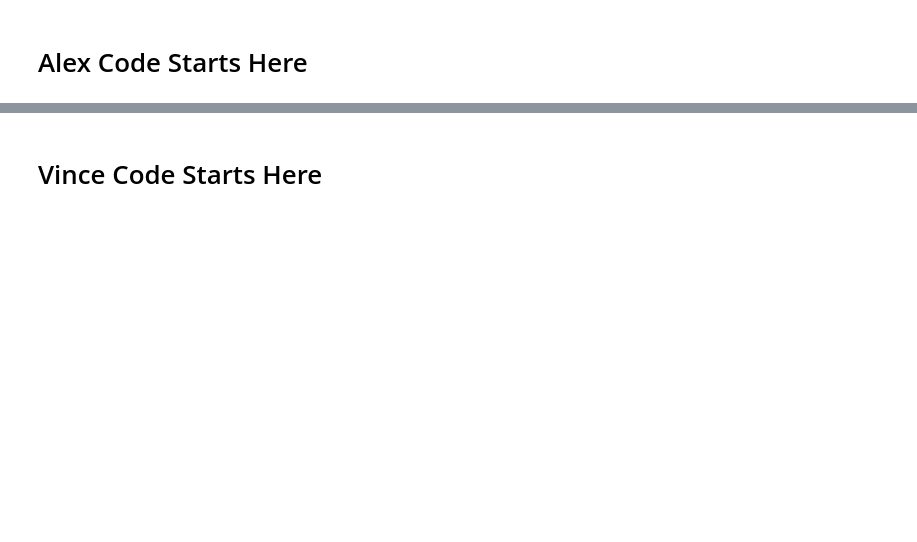
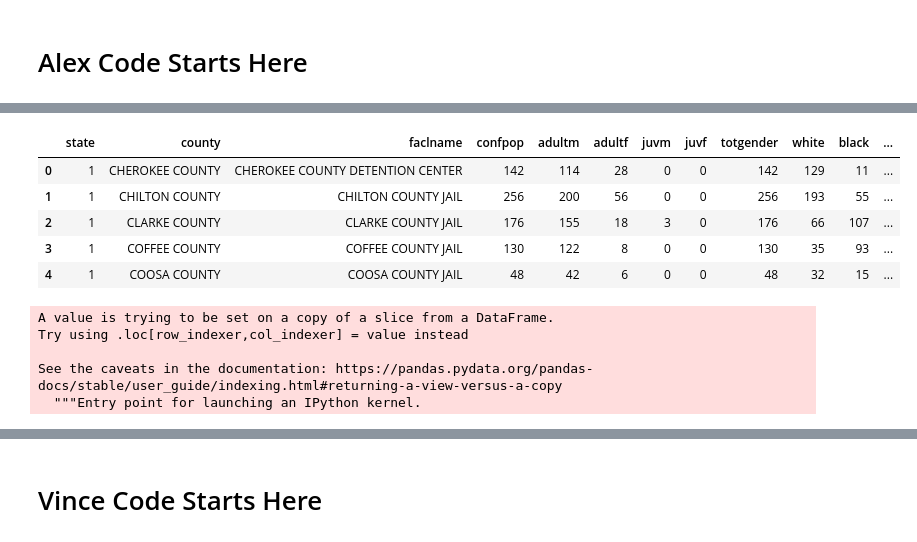
Before and after one commit to Wynndom111/Group-4-Project-2, a Jupyter notebook: Data Cleaning.ipynb, the cells around one changed output, grey strips where cells are left out. Cells and saved outputs as stored; diff of their text form; code cells hidden in the pictures; blank space fills up the shorter version.

Commit message:
data cleaning

```diff
--- a/Data Cleaning.ipynb
+++ b/Data Cleaning.ipynb
@@ -26,2 +50,4 @@ data8.head()
 # %% [markdown]
 # Alex Code Starts Here
+# %%
+data12_csv = "data/2012.csv"
@@ -27,0 +58,2 @@ data8.head()
+# %%
+data12 = pd.read_csv(data12_csv, encoding="utf-8", low_memory=False)
@@ -27,0 +73,20 @@ data8.head()
+# %%
+data2012 = data12[['state','county','faclname','confpop','adultm','adultf','juvm','juvf','totgender','white','black',
+'hisp','AIAN','asian','nhopi','tworace','otherrace']]
+# %%
+data2012.head()
+# %% [output]
+|  | state | county | faclname | confpop | adultm | adultf | juvm | juvf | totgender | white | black | ... |
+| 0 | 1 | CHEROKEE COUNTY | CHEROKEE COUNTY DETENTION CENTER | 142 | 114 | 28 | 0 | 0 | 142 | 129 | 11 | ... |
+| 1 | 1 | CHILTON COUNTY | CHILTON COUNTY JAIL | 256 | 200 | 56 | 0 | 0 | 256 | 193 | 55 | ... |
+| 2 | 1 | CLARKE COUNTY | CLARKE COUNTY JAIL | 176 | 155 | 18 | 3 | 0 | 176 | 66 | 107 | ... |
+| 3 | 1 | COFFEE COUNTY | COFFEE COUNTY JAIL | 130 | 122 | 8 | 0 | 0 | 130 | 35 | 93 | ... |
+| 4 | 1 | COOSA COUNTY | COOSA COUNTY JAIL | 48 | 42 | 6 | 0 | 0 | 48 | 32 | 15 | ... |
+# %%
+data2012['YEAR'] = '2012'
+# %% [output]
+A value is trying to be set on a copy of a slice from a DataFrame.
+Try using .loc[row_indexer,col_indexer] = value instead
+
+See the caveats in the documentation: https://pandas.pydata.org/pandas-docs/stable/user_guide/indexing.html#returning-a-view-versus-a-copy
+  """Entry point for launching an IPython kernel.
```
Also changed, not shown: parts of 27 cells of this notebook, 1 other file.
